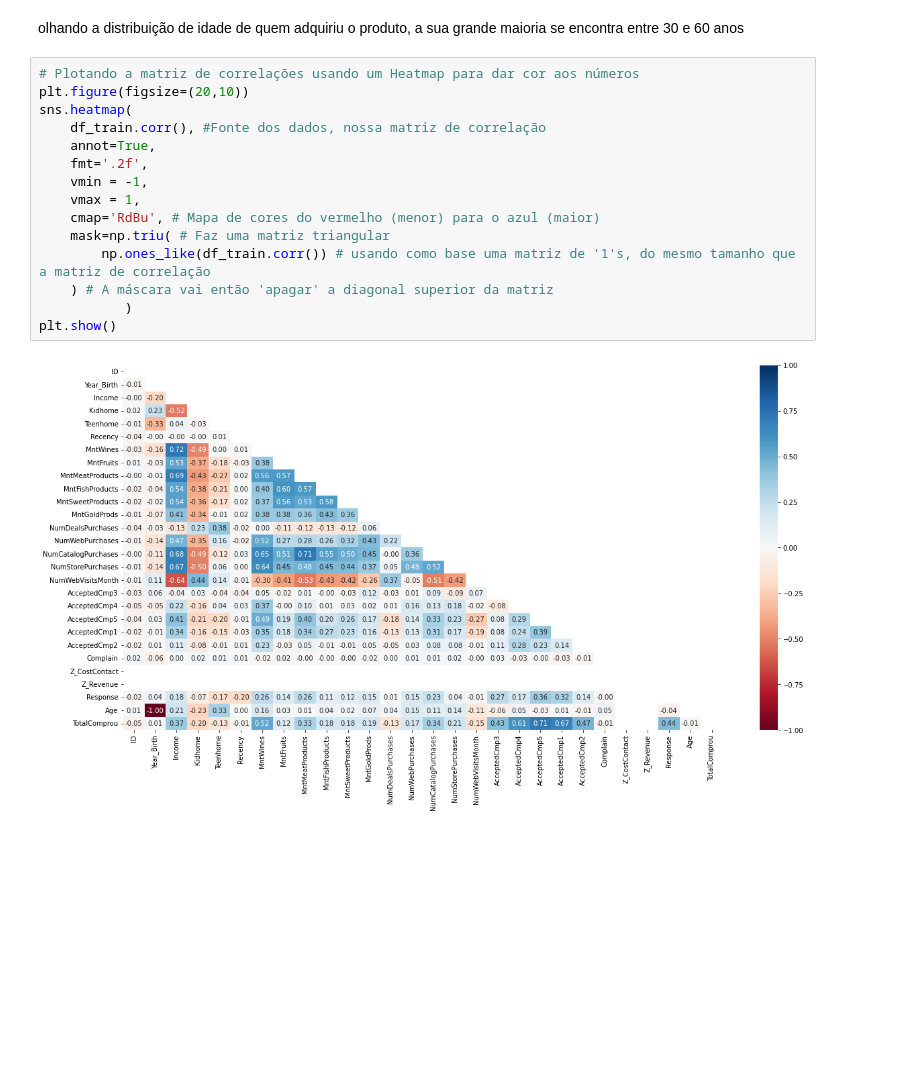
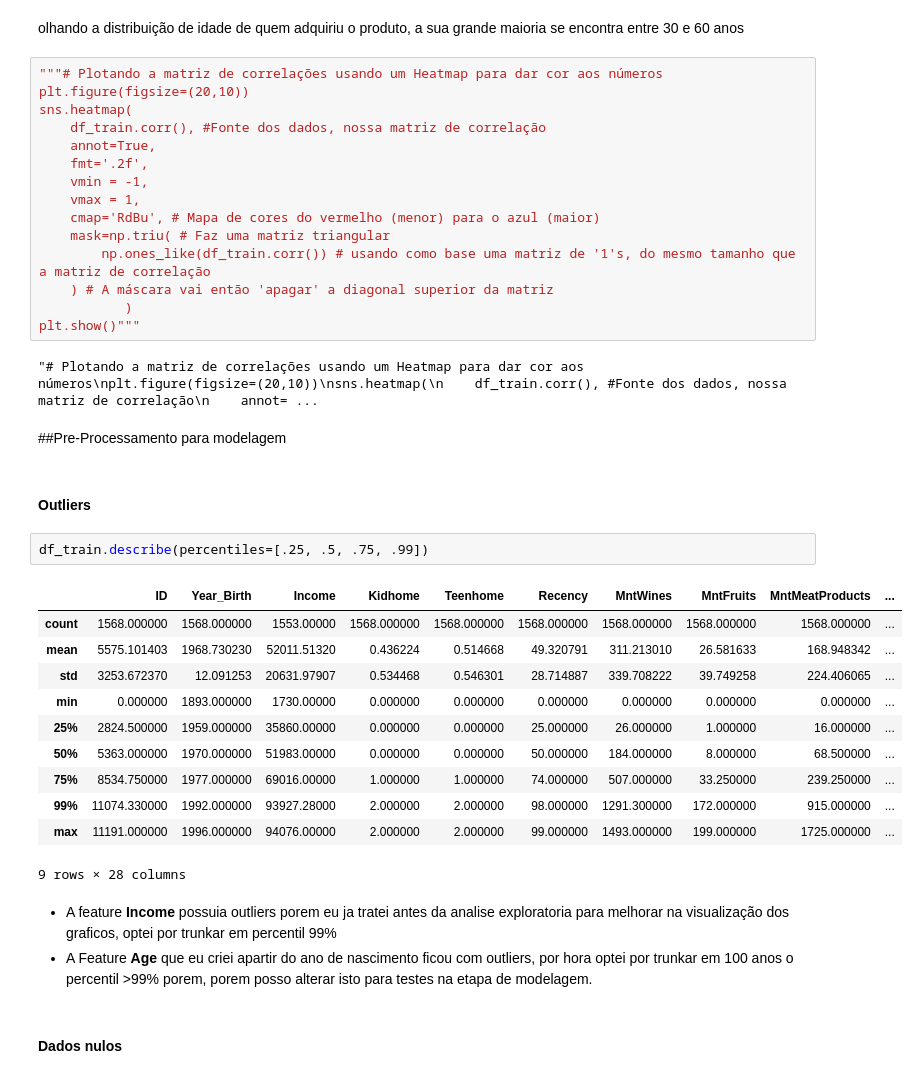
Before and after one commit to DionesGouvea/propensao_compra, a Jupyter notebook: Propensão_Marketing.ipynb, the cells around one changed output. Drawn from its saved outputs; the diff is of its cells as text; blank space fills up the shorter version.

```diff
--- a/Propensão_Marketing.ipynb
+++ b/Propensão_Marketing.ipynb
@@ -335,7 +329,7 @@ plt.show()
 # %% [markdown]
 olhando a distribuição de idade de quem adquiriu o produto, a sua grande maioria se encontra entre 30 e 60 anos
 # %%
-# Plotando a matriz de correlações usando um Heatmap para dar cor aos números
+"""# Plotando a matriz de correlações usando um Heatmap para dar cor aos números
 plt.figure(figsize=(20,10))
 sns.heatmap(
     df_train.corr(), #Fonte dos dados, nossa matriz de correlação
@@ -348,6 +342,29 @@ sns.heatmap(
         np.ones_like(df_train.corr()) # usando como base uma matriz de '1's, do mesmo tamanho que a matriz de correlação
     ) # A máscara vai então 'apagar' a diagonal superior da matriz
            )
-plt.show()
+plt.show()"""
 # %% [output]
-[figure, removed]
+"# Plotando a matriz de correlações usando um Heatmap para dar cor aos números\nplt.figure(figsize=(20,10))\nsns.heatmap(\n    df_train.corr(), #Fonte dos dados, nossa matriz de correlação\n    annot= ...
+# %% [markdown]
+##Pre-Processamento para modelagem
+# %% [markdown]
+#### Outliers
+# %%
+df_train.describe(percentiles=[.25, .5, .75, .99])
+# %% [output]
+|  | ID | Year_Birth | Income | Kidhome | Teenhome | Recency | MntWines | MntFruits | MntMeatProducts | ... |
+| count | 1568.000000 | 1568.000000 | 1553.00000 | 1568.000000 | 1568.000000 | 1568.000000 | 1568.000000 | 1568.000000 | 1568.000000 | ... |
+| mean | 5575.101403 | 1968.730230 | 52011.51320 | 0.436224 | 0.514668 | 49.320791 | 311.213010 | 26.581633 | 168.948342 | ... |
+| std | 3253.672370 | 12.091253 | 20631.97907 | 0.534468 | 0.546301 | 28.714887 | 339.708222 | 39.749258 | 224.406065 | ... |
+| min | 0.000000 | 1893.000000 | 1730.00000 | 0.000000 | 0.000000 | 0.000000 | 0.000000 | 0.000000 | 0.000000 | ... |
+| 25% | 2824.500000 | 1959.000000 | 35860.00000 | 0.000000 | 0.000000 | 25.000000 | 26.000000 | 1.000000 | 16.000000 | ... |
+| 50% | 5363.000000 | 1970.000000 | 51983.00000 | 0.000000 | 0.000000 | 50.000000 | 184.000000 | 8.000000 | 68.500000 | ... |
+| 75% | 8534.750000 | 1977.000000 | 69016.00000 | 1.000000 | 1.000000 | 74.000000 | 507.000000 | 33.250000 | 239.250000 | ... |
+| 99% | 11074.330000 | 1992.000000 | 93927.28000 | 2.000000 | 2.000000 | 98.000000 | 1291.300000 | 172.000000 | 915.000000 | ... |
+| max | 11191.000000 | 1996.000000 | 94076.00000 | 2.000000 | 2.000000 | 99.000000 | 1493.000000 | 199.000000 | 1725.000000 | ... |
+9 rows × 28 columns
+# %% [markdown]
+ - A feature **Income** possuia outliers porem eu ja tratei antes da analise exploratoria para melhorar na visualização dos graficos, optei por trunkar em percentil 99%
+ - A Feature **Age** que eu criei apartir do ano de nascimento ficou com outliers, por hora optei por trunkar em 100 anos o percentil >99% porem, porem posso alterar isto para testes na etapa de modelagem.
+# %% [markdown]
+#### Dados nulos
```
Also changed, not shown: parts of 30 cells of this notebook.
